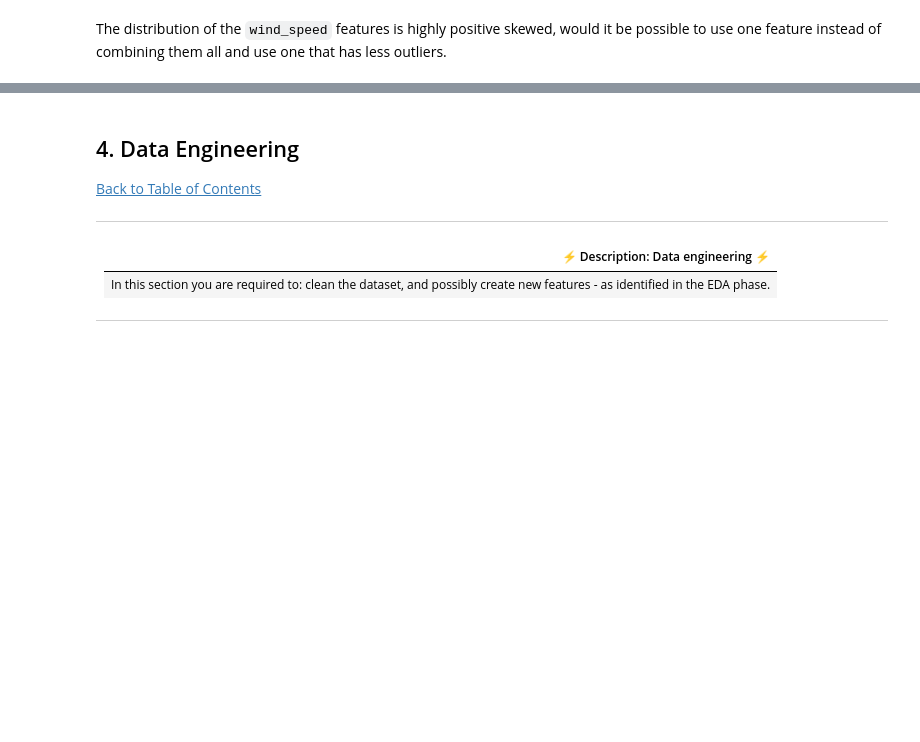
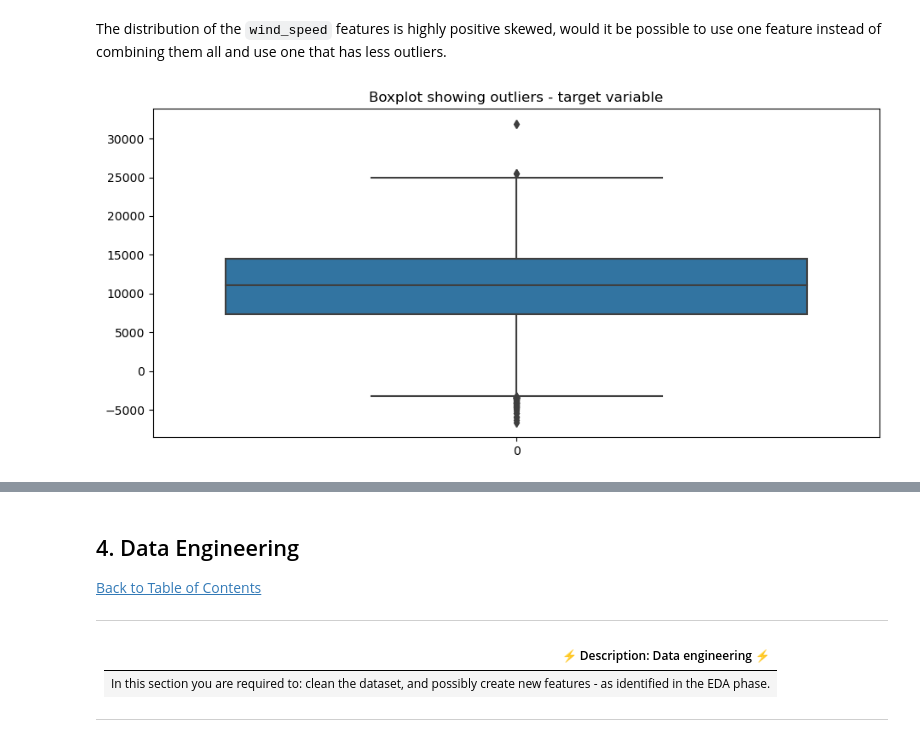
Before and after one commit to queen9921/advanced_regression, a Jupyter notebook: starter-notebook.ipynb, the cells around one changed output, grey strips where cells are left out. Saved outputs shown, nothing was run; the diff lists cells and outputs as text; code cells hidden in the pictures; blank space fills up the shorter version.

```diff
--- a/starter-notebook.ipynb
+++ b/starter-notebook.ipynb
@@ -390,5 +390,13 @@ TypeError: boxplot() got multiple values for argument 'data'
 # %% [markdown]
 The distribution of the `wind_speed` features is highly positive skewed, would it be possible to use one feature instead of combining them all and use one that has less outliers.
+# %%
+# Check for outliers in the target variable
+plt.figure(figsize = (11, 5))
+sns.boxplot(df_train['load_shortfall_3h'])
+plt.title("Boxplot showing outliers - target variable")
+plt.show()
+# %% [output]
+[figure, added]
 # %%
 x_var = ['Bilbao_snow_3h']
 sns.scatterplot(x="Bilbao_snow_3h", y="load_shortfall_3h", data=df_train)
```
Also changed, not shown: parts of 3 cells of this notebook.
